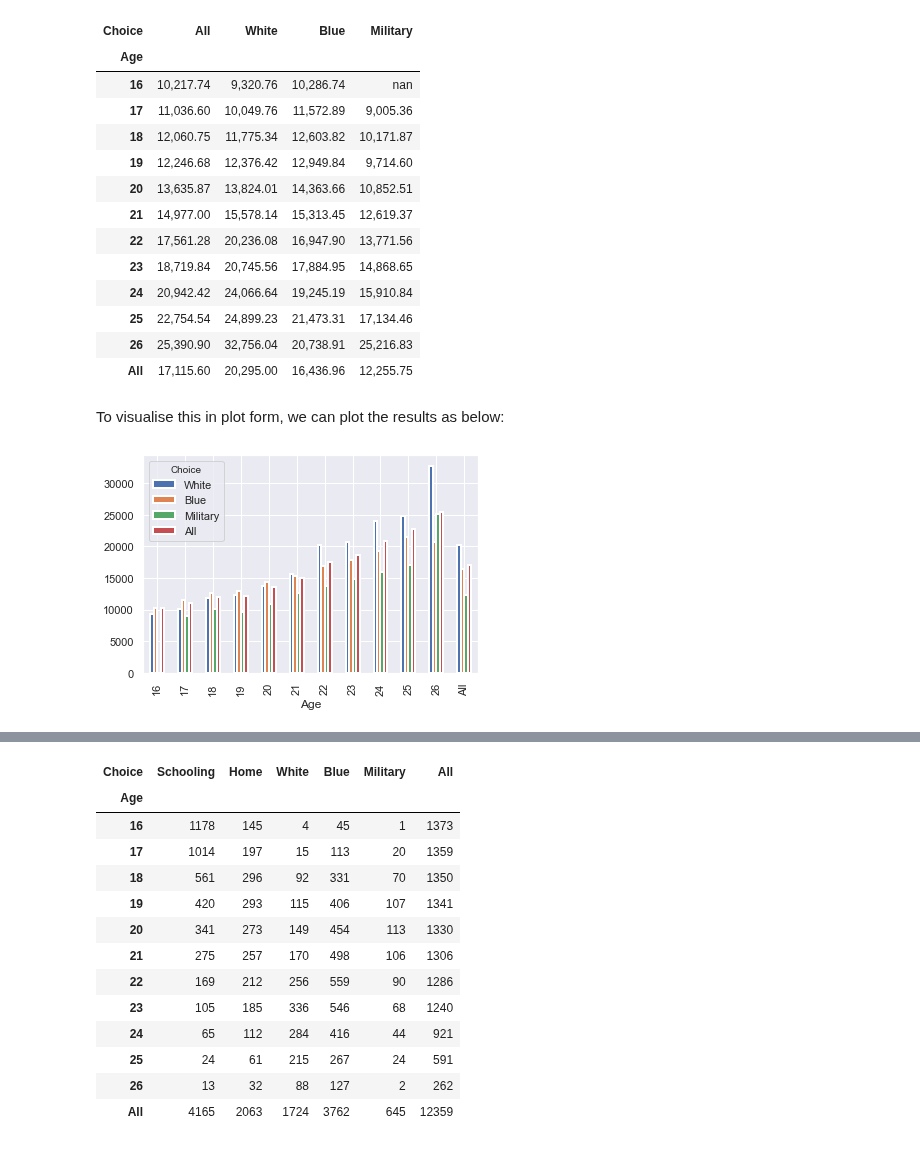
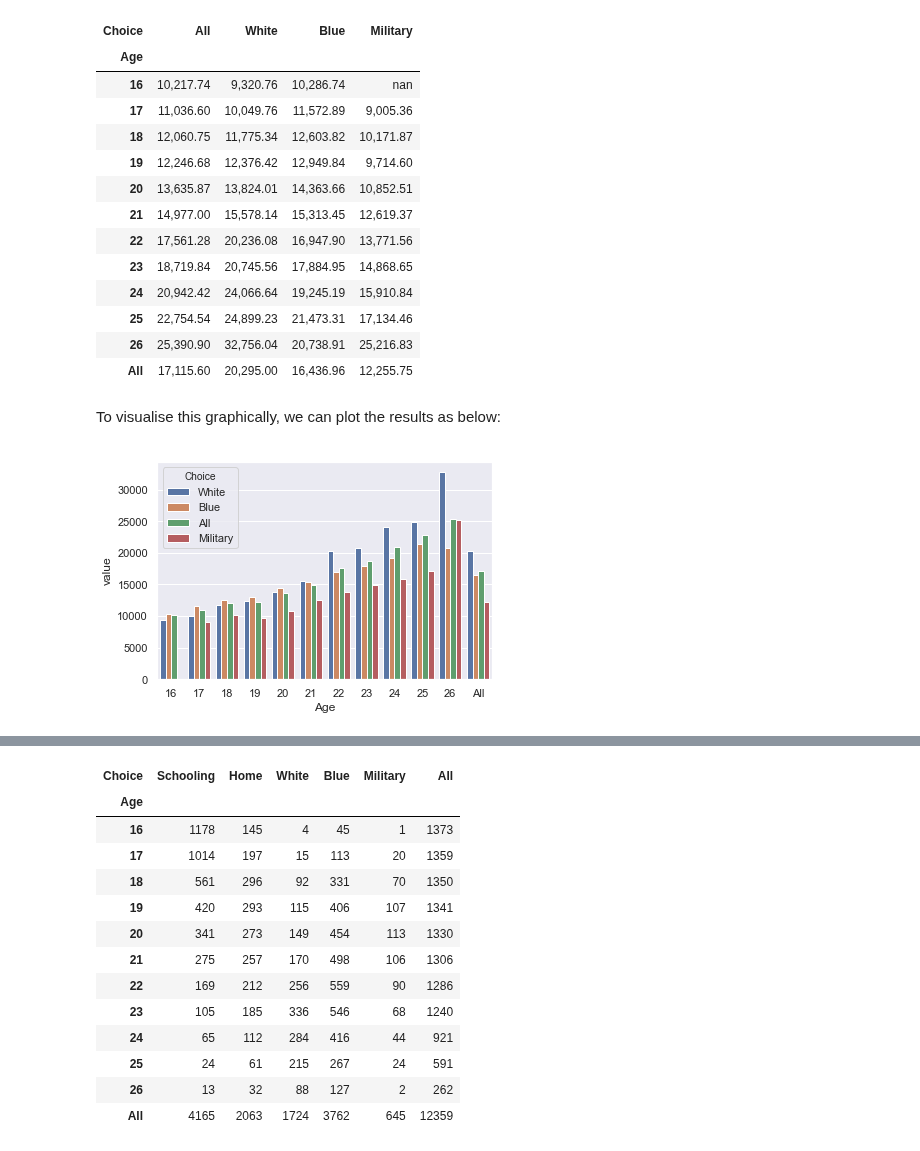
Before and after one commit to Yuleii/student-project-lindamaok899, a Jupyter notebook: student_project.ipynb, the cells around one changed output, grey strips where cells are left out. Saved outputs shown, nothing was run; the diff lists cells and outputs as text; code cells hidden in the pictures.

```diff
--- a/student_project.ipynb
+++ b/student_project.ipynb
@@ -115,9 +129,10 @@ tab[['All', 'White', 'Blue', 'Military']]
 | 26 | 25,390.90 | 32,756.04 | 20,738.91 | 25,216.83 |
 | All | 17,115.60 | 20,295.00 | 16,436.96 | 12,255.75 |
 # %% [markdown]
-To visualise this in plot form, we can plot the results as below:
+To visualise this graphically, we can plot the results as below:
-# %%
-tab.plot(kind='bar', stacked=False, linewidth=2.0)
-plt.show()
-# %% [output]
-[figure, removed]
+# %%
+stacked = tab.stack().reset_index().rename(columns={0:'value'})
+sns.barplot(x=stacked.Age, y=stacked.value, hue=stacked.Choice)
+plt.show()
+# %% [output]
+[figure, added]
```
Also changed, not shown: parts of 26 cells of this notebook.
